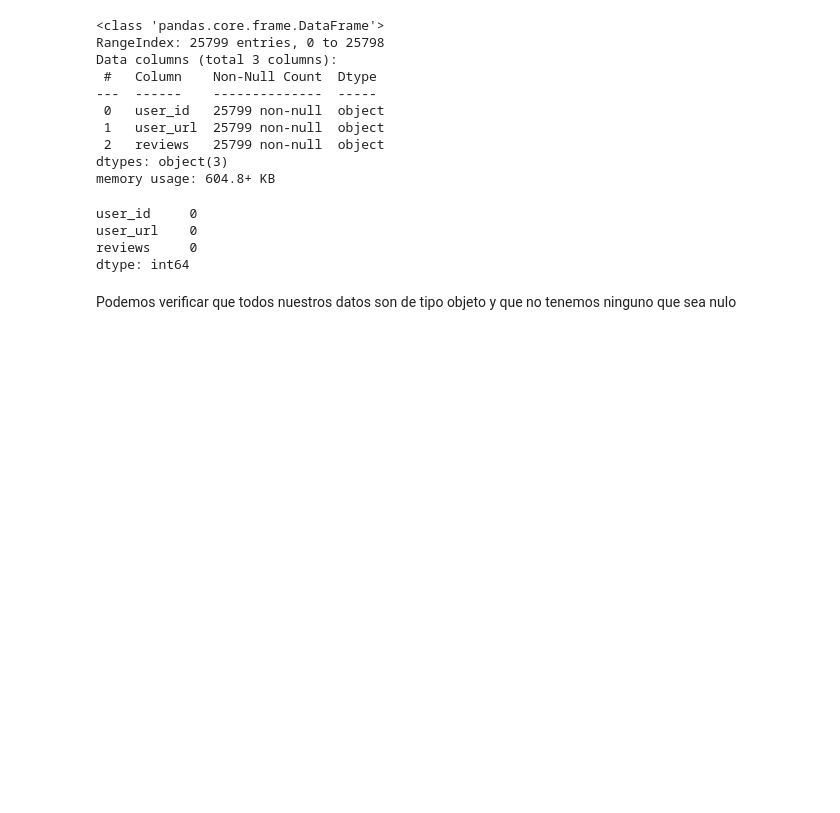
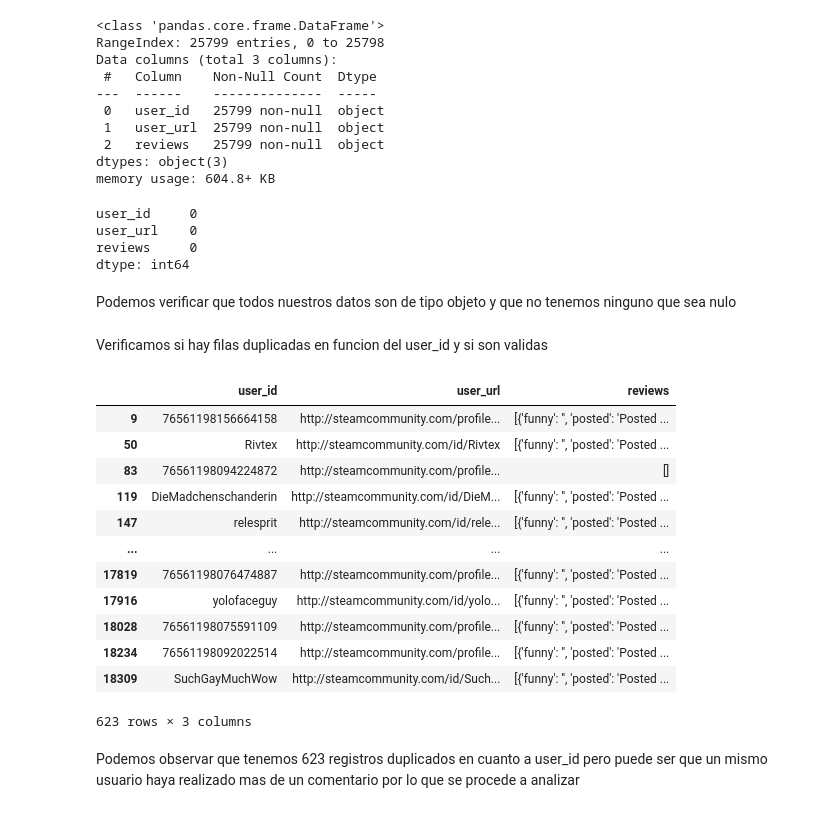
Before and after one commit to ASGuzman/PI_MLOps_Steam, a Jupyter notebook: 02_ETL_user_reviews.ipynb, the cells around one changed output. Drawn from its saved outputs; the diff is of its cells as text; code cells hidden in the pictures; blank space fills up the shorter version.

```diff
--- a/02_ETL_user_reviews.ipynb
+++ b/02_ETL_user_reviews.ipynb
@@ -57,3 +58,24 @@ reviews     0
 dtype: int64
 # %% [markdown]
 Podemos verificar que todos nuestros datos son de tipo objeto y que no tenemos ninguno que sea nulo
+# %% [markdown]
+Verificamos si hay filas duplicadas en funcion del user_id y si son validas
+# %%
+duplicados = df_reviews[df_reviews.duplicated("user_id", keep=False)]
+duplicados
+# %% [output]
+|  | user_id | user_url | reviews |
+| 9 | 76561198156664158 | http://steamcommunity.com/profile... | [{'funny': '', 'posted': 'Posted ... |
+| 50 | Rivtex | http://steamcommunity.com/id/Rivtex | [{'funny': '', 'posted': 'Posted ... |
+| 83 | 76561198094224872 | http://steamcommunity.com/profile... | [] |
+| 119 | DieMadchenschanderin | http://steamcommunity.com/id/DieM... | [{'funny': '', 'posted': 'Posted ... |
+| 147 | relesprit | http://steamcommunity.com/id/rele... | [{'funny': '', 'posted': 'Posted ... |
+| ... | ... | ... | ... |
+| 17819 | 76561198076474887 | http://steamcommunity.com/profile... | [{'funny': '', 'posted': 'Posted ... |
+| 17916 | yolofaceguy | http://steamcommunity.com/id/yolo... | [{'funny': '', 'posted': 'Posted ... |
+| 18028 | 76561198075591109 | http://steamcommunity.com/profile... | [{'funny': '', 'posted': 'Posted ... |
+| 18234 | 76561198092022514 | http://steamcommunity.com/profile... | [{'funny': '', 'posted': 'Posted ... |
+| 18309 | SuchGayMuchWow | http://steamcommunity.com/id/Such... | [{'funny': '', 'posted': 'Posted ... |
+623 rows × 3 columns
+# %% [markdown]
+Podemos observar que tenemos 623 registros duplicados en cuanto a user_id pero puede ser que un mismo usuario haya realizado mas de un comentario por lo que se procede a analizar
```
Also changed, not shown: parts of 14 cells of this notebook.
